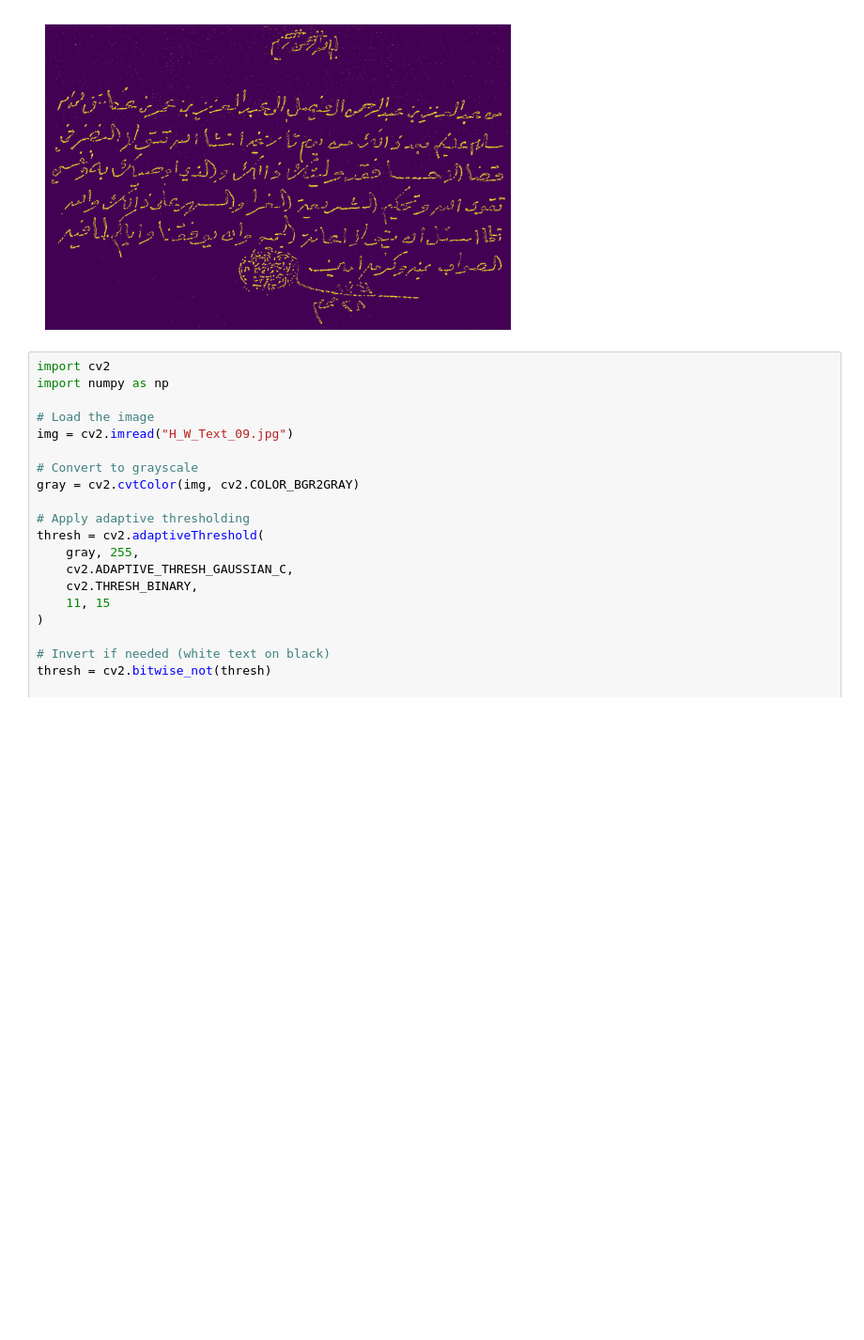
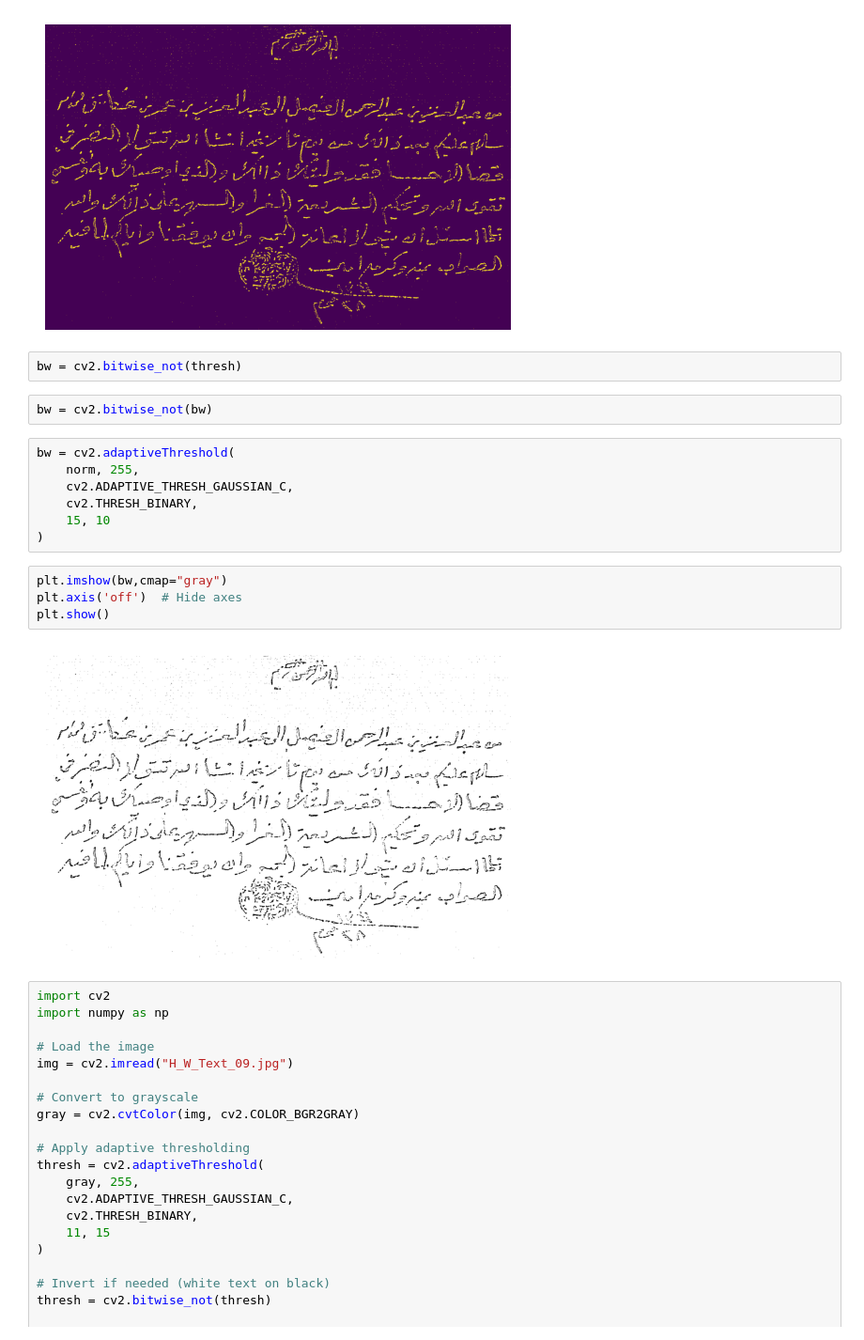
Before and after one commit to kamranjaved/Arabic_OCR, a Jupyter notebook: arabic_OCR_BG.ipynb, the cells around one changed output. Shown at 94% size. Drawn from its saved outputs; the diff is of its cells as text; blank space fills up the shorter version.

```diff
--- a/arabic_OCR_BG.ipynb
+++ b/arabic_OCR_BG.ipynb
@@ -276,6 +290,23 @@ plt.show()
 # %% [output]
 [figure]
 [figure]
+# %%
+bw = cv2.bitwise_not(thresh)
+# %%
+bw = cv2.bitwise_not(bw)
+# %%
+bw = cv2.adaptiveThreshold(
+    norm, 255,
+    cv2.ADAPTIVE_THRESH_GAUSSIAN_C,
+    cv2.THRESH_BINARY,
+    15, 10
+)
+# %%
+plt.imshow(bw,cmap="gray")
+plt.axis('off')  # Hide axes
+plt.show()
+# %% [output]
+[figure, added]
 # %%
 import cv2
 import numpy as np
```
Also changed, not shown: parts of 3 cells of this notebook.
